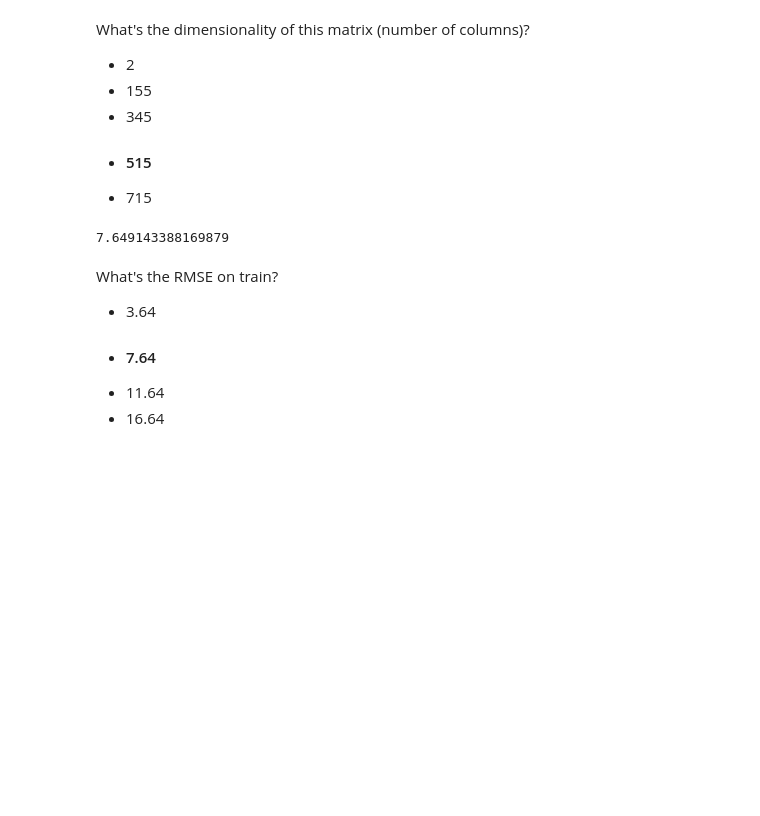
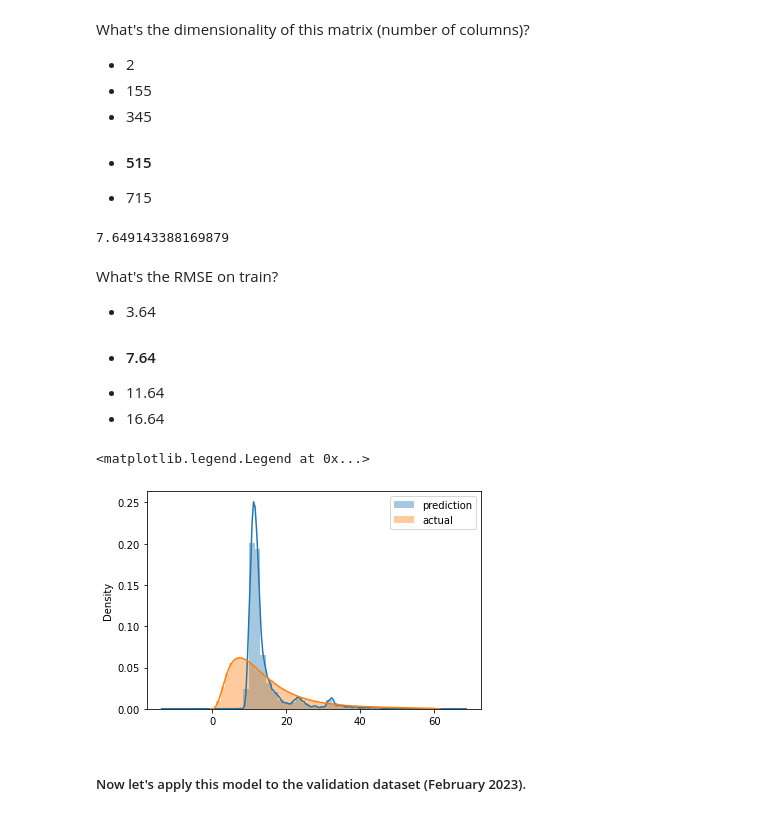
Before and after one commit to RAGHUBIHARI/mlops-zoomcamp, a Jupyter notebook: 01-intro/homework.ipynb, the cells around one changed output. Drawn from its saved outputs; the diff is of its cells as text; code cells hidden in the pictures; blank space fills up the shorter version.

```diff
--- a/01-intro/homework.ipynb
+++ b/01-intro/homework.ipynb
@@ -177,3 +181,13 @@ What's the RMSE on train?
 - #### 7.64 ####
 - 11.64
 - 16.64
+# %%
+sns.distplot(y_pred, label='prediction')
+sns.distplot(y_train, label='actual')
+
+plt.legend()
+# %% [output]
+<matplotlib.legend.Legend at 0x...>
+[figure, added]
+# %% [markdown]
+##### Now let's apply this model to the validation dataset (February 2023).
```
Also changed, not shown: parts of 11 cells of this notebook.
